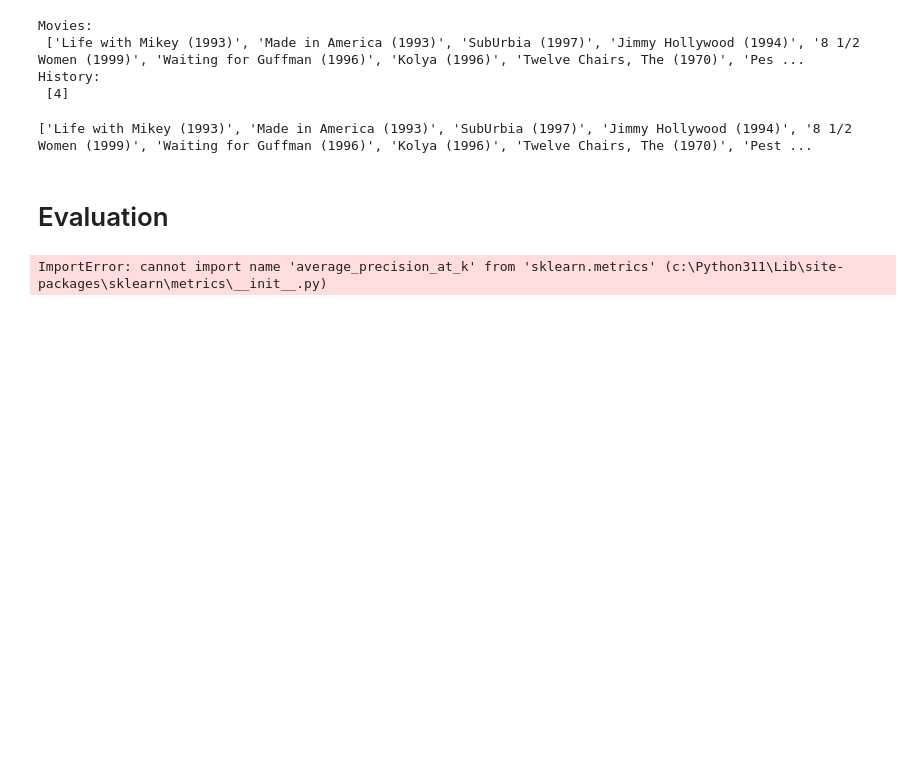
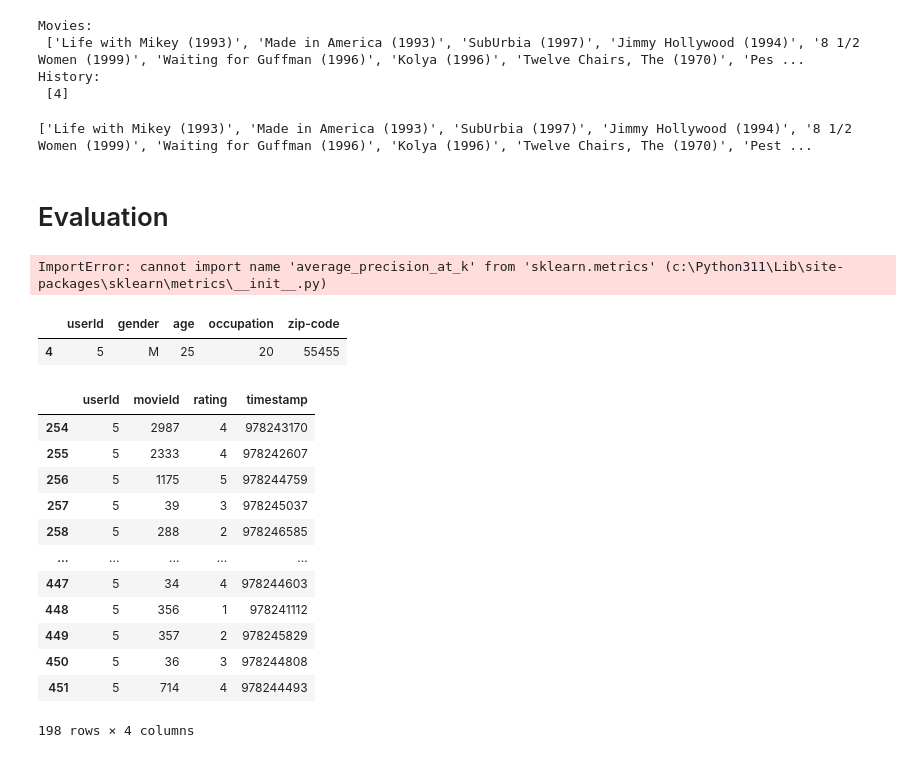
Before and after one commit to Lipika-Rajpal/Movie-Recommendation-System, a Jupyter notebook: recommender.ipynb, the cells around one changed output. Saved outputs shown, nothing was run; the diff lists cells and outputs as text; code cells hidden in the pictures; blank space fills up the shorter version.

Commit message:
new_user + matrix fact.

```diff
--- a/recommender.ipynb
+++ b/recommender.ipynb
@@ -310,3 +310,24 @@ mapk = evaluate(recommender, test_set, k=10)
 print(f'MAP@10: {mapk:.4f}')
 # %% [output]
 ImportError: cannot import name 'average_precision_at_k' from 'sklearn.metrics' (c:\Python311\Lib\site-packages\sklearn\metrics\__init__.py)
+# %%
+users[users['userId']==5]
+# %% [output]
+|  | userId | gender | age | occupation | zip-code |
+| 4 | 5 | M | 25 | 20 | 55455 |
+# %%
+ratings[ratings['userId']==5]
+# %% [output]
+|  | userId | movieId | rating | timestamp |
+| 254 | 5 | 2987 | 4 | 978243170 |
+| 255 | 5 | 2333 | 4 | 978242607 |
+| 256 | 5 | 1175 | 5 | 978244759 |
+| 257 | 5 | 39 | 3 | 978245037 |
+| 258 | 5 | 288 | 2 | 978246585 |
+| ... | ... | ... | ... | ... |
+| 447 | 5 | 34 | 4 | 978244603 |
+| 448 | 5 | 356 | 1 | 978241112 |
+| 449 | 5 | 357 | 2 | 978245829 |
+| 450 | 5 | 36 | 3 | 978244808 |
+| 451 | 5 | 714 | 4 | 978244493 |
+198 rows × 4 columns
```
Also changed, not shown: 6 other files.
